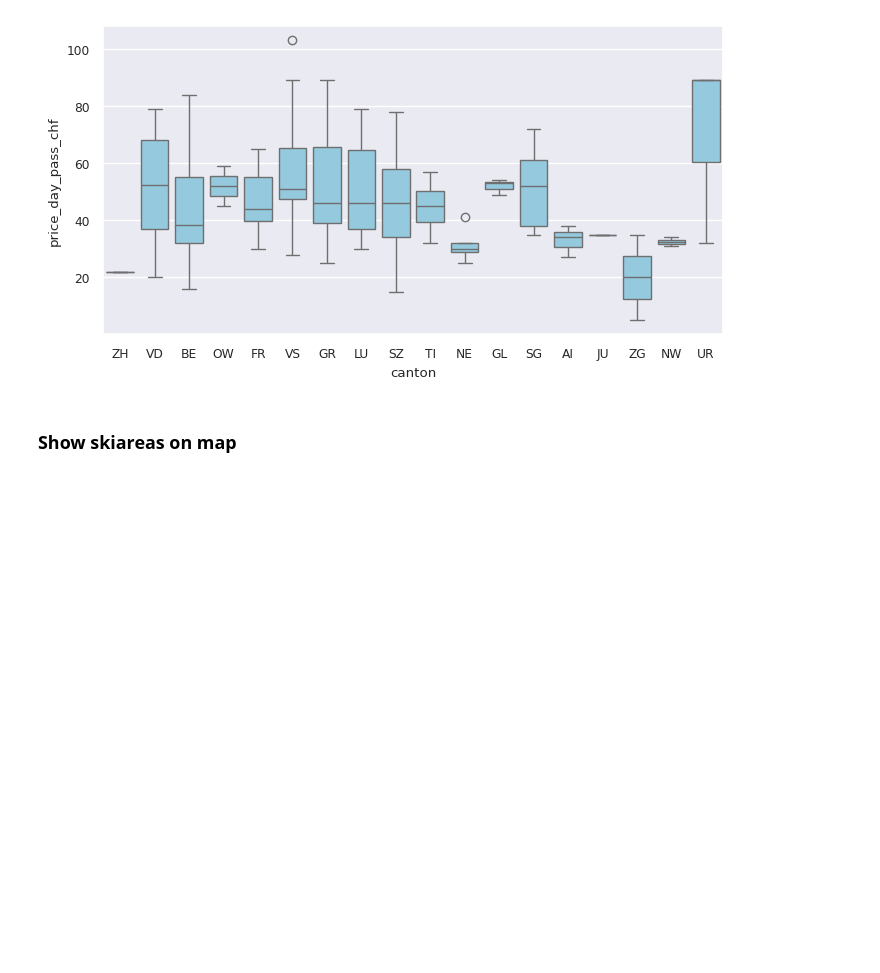
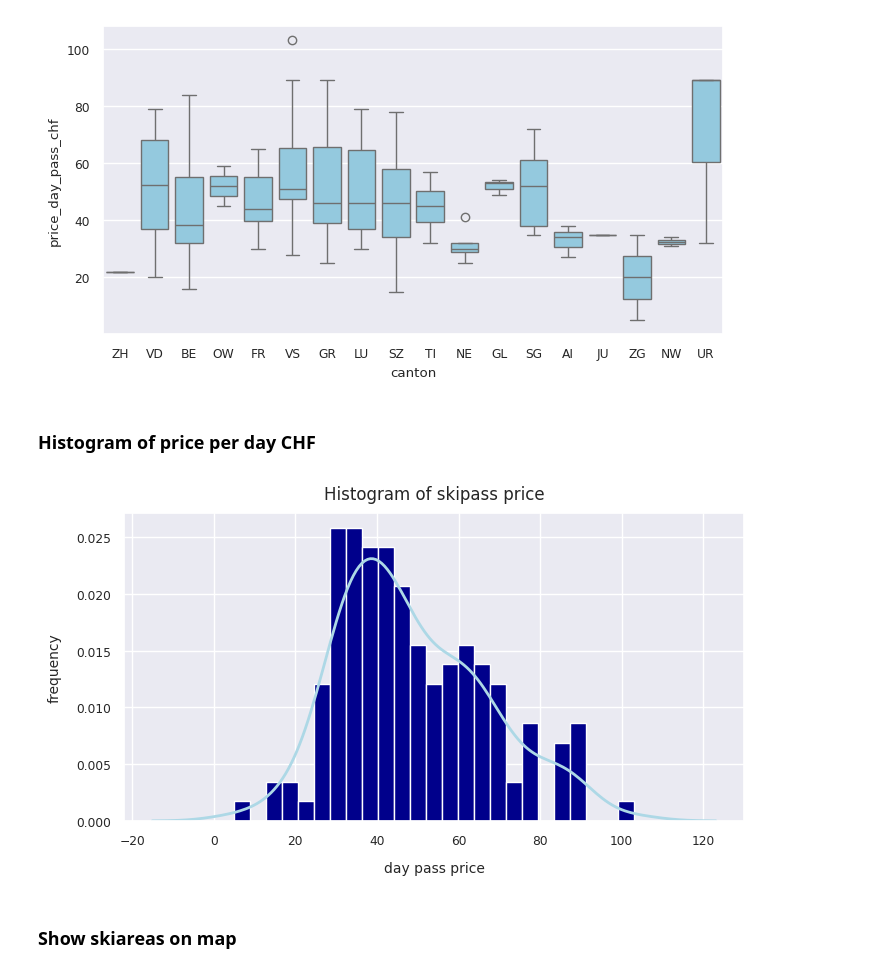
Before and after one commit to forstkev/arm_quant, a Jupyter notebook: projekt_notebook.ipynb, the cells around one changed output. Saved outputs shown, nothing was run; the diff lists cells and outputs as text; code cells hidden in the pictures; blank space fills up the shorter version.

```diff
--- a/projekt_notebook.ipynb
+++ b/projekt_notebook.ipynb
@@ -547,6 +547,26 @@ sns.set_style("darkgrid")
 plt.show()
 # %% [output]
 [figure]
+# %% [markdown]
+### Histogram of price per day CHF
+# %%
+# Plot histogram of residuals
+fig = plt.figure(figsize=(8,4))
+n, bins, patches = plt.hist(x= df['price_day_pass_chf'],
+                            bins=25,
+                            color='darkblue',
+                            alpha=1, # transparency of color
+                            density=True
+)
+sns.kdeplot(df['price_day_pass_chf'], color='lightblue', linewidth=2)
+# Set labels
+plt.xlabel('day pass price', fontsize=10, labelpad=10)
+plt.ylabel('frequency', fontsize=10, labelpad=10)
+plt.title('Histogram of skipass price', fontsize=12, pad=10)
+sns.set_style("darkgrid")
+plt.show()
+# %% [output]
+[figure, added]
 # %% [markdown]
 ### Show skiareas on map
 # %%
```
Also changed, not shown: parts of 7 cells of this notebook, 1 other file.
